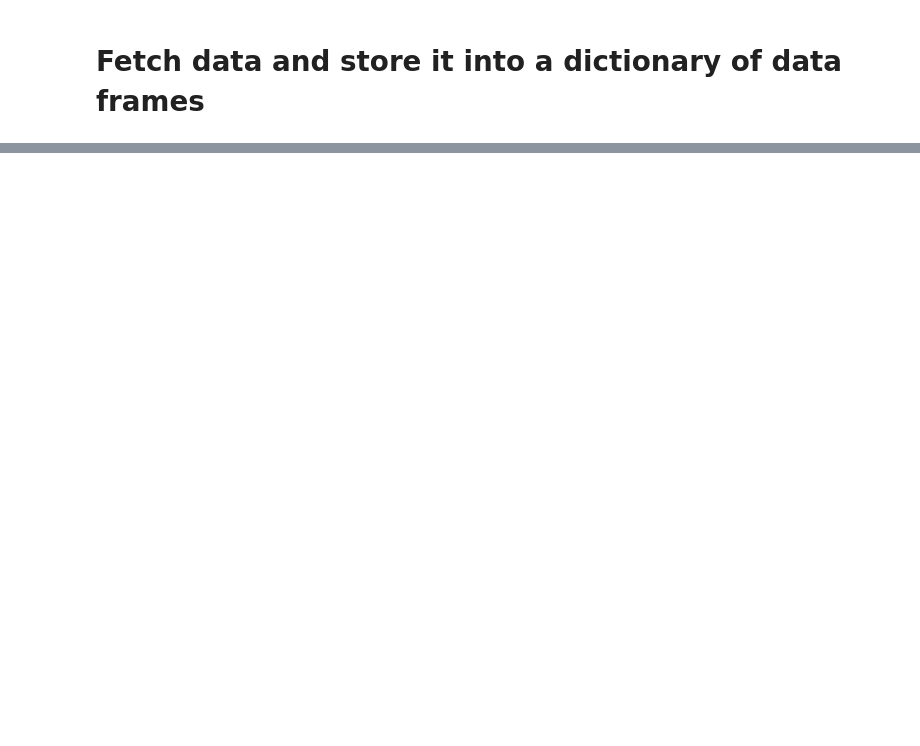
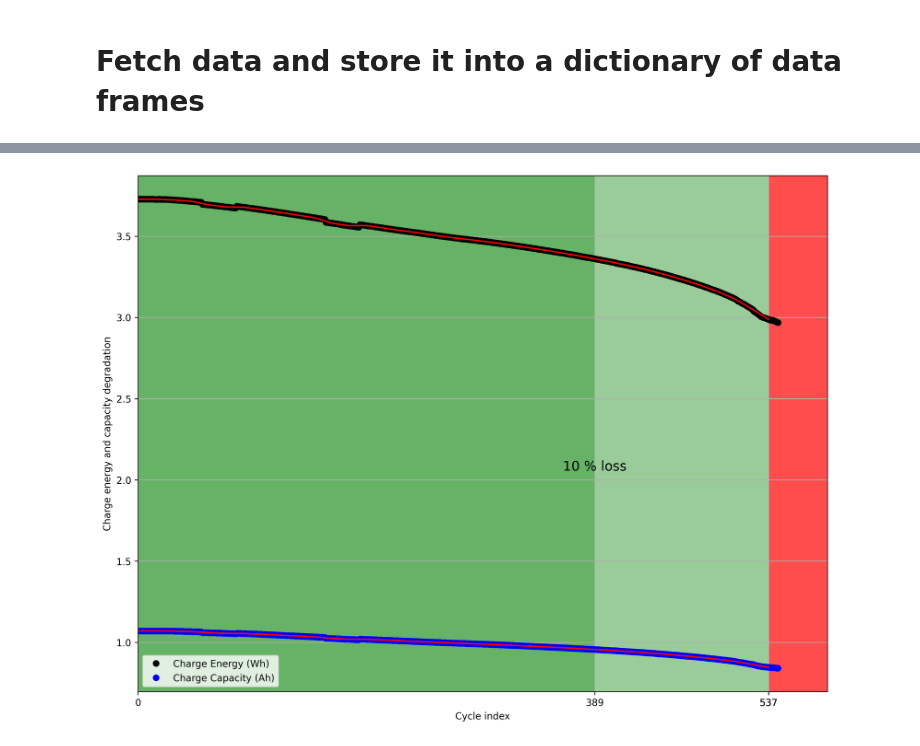
Before and after one commit to amplabs-ai/amplabs, a Jupyter notebook: python/basics/AmpLabs_Example_Basic_Plotting.ipynb, the cells around one changed output, grey strips where cells are left out. Drawn from its saved outputs; the diff is of its cells as text; code cells hidden in the pictures; blank space fills up the shorter version.

Commit message:
new figure

```diff
--- a/python/basics/AmpLabs_Example_Basic_Plotting.ipynb
+++ b/python/basics/AmpLabs_Example_Basic_Plotting.ipynb
@@ -178,5 +193,5 @@ https://www.amplabs.ai/cells/tests/cycle/meta?cell_id=NMC-E4-2
 # Fetch data and store it into a dictionary of data frames
 # %%
 response, status = get_amplabs_timeseriesdata(user_token, cell_id)
-df = pd.DataFrame(response['records'])
+df = pd.DataFrame(response['records'][0])
 df.head()
@@ -191,0 +198,82 @@ df.head()
+# %%
+## ADD PLOTS HERE
+## Libraries
+from scipy.signal import find_peaks
+from scipy.interpolate import make_interp_spline
+
+
+def find_nearest(array, value):
+    array = np.abs(np.asarray(array)-value)
+    idx = np.argmin(array)
+    return idx
+
+def charge_energy_cap (Data,range_data, smootheninglevel):
+    range=np.arange(0,range_data)
+    plt.figure(figsize = (13, 10), dpi=300)
+    y=DATA['Charge_Energy (Wh)'][range]
+    y2=DATA['Charge_Capacity (Ah)'][range]
+    x=DATA['Cycle_Index'][range]#DATA['Test_Time (s)'][range]
+    peaks, _ = find_peaks(y, height=np.mean(y))#2.2
+    peaks2, _ = find_peaks(y2, height=np.mean(y2))#0.5
+    y=y[peaks].rolling(15*smootheninglevel, min_periods=1, center=True).mean()
+    y2=y2[peaks2].rolling(15*smootheninglevel, min_periods=1, center=True).mean()
+    plt.plot(x[peaks],y, "ko",label='Charge Energy (Wh)')
+    plt.plot(x[peaks2],y2, "bo", label='Charge Capacity (Ah)')
+
+    x=x[peaks][0:len(x[peaks]):15]
+    y=y[0:len(y):15]
+    y2=y2[0:len(y2):15]
+    B1_Spline = make_interp_spline(x,y)
+    B2_Spline = make_interp_spline(x,y2)
+
+    Y_B1 = B1_Spline(x)
+    Y_B2= B2_Spline(x)
+    plt.plot(x,Y_B1,'-r')
+    plt.plot(x,Y_B2,'-r')
+    x=x.reset_index(drop=True)
+    plt.axvspan(0, x[find_nearest(Y_B1, 0.9*max(Y_B1))], facecolor='green', alpha=0.6)
+    plt.axvspan(x[find_nearest(Y_B1, 0.9*max(Y_B1))], x[find_nearest(Y_B1, 0.8*max(Y_B1))], facecolor='green', alpha=0.4)
+    plt.axvspan(x[find_nearest(Y_B1, 0.8*max(Y_B1))], x[find_nearest(Y_B1, 0.7*max(Y_B1))], facecolor='green', alpha=0.1)
+    plt.axvspan(x[find_nearest(Y_B1, 0.7*max(Y_B1))], x[find_nearest(Y_B1, 0.6*max(Y_B1))], facecolor='red', alpha=0.1)
+    plt.axvspan(x[find_nearest(Y_B1, 0.6*max(Y_B1))], x[find_nearest(Y_B1, 0.5*max(Y_B1))], facecolor='red', alpha=0.3)
+    plt.axvspan(x[find_nearest(Y_B1, 0.5*max(Y_B1))], 50+x[find_nearest(Y_B1, 0.05*max(Y_B1))], facecolor='red', alpha=0.7)
+    tickk=(0, x[find_nearest(Y_B1, 0.9*max(Y_B1))],x[find_nearest(Y_B1, 0.8*max(Y_B1))],x[find_nearest(Y_B1, 0.7*max(Y_B1))],x[find_nearest(Y_B1, 0.6*max(Y_B1))],x[find_nearest(Y_B1, 0.5*max(Y_B1))])
+    plt.xticks(tickk)
+    plt.margins(x=0)
+    plt.legend(loc='best')
+    plt.grid()
+    plt.xlabel('Cycle index')
+    plt.ylabel('Charge energy and capacity degradation')
+    if np.min(Y_B1) < 0.5* max(Y_B1):
+        plt.annotate("50 % loss", (x[find_nearest(Y_B1, 0.5*max(Y_B1))],np.floor(0.5*(np.mean(Y_B1)+np.mean(Y_B2)))),textcoords="offset points", xytext=(0,10),ha='center',size=14)
+    elif np.min(Y_B1) < 0.6* max(Y_B1):
+        plt.annotate("40 % loss", (x[find_nearest(Y_B1, 0.6*max(Y_B1))],np.floor(0.5*(np.mean(Y_B1)+np.mean(Y_B2)))),textcoords="offset points", xytext=(0,10),ha='center',size=14)
+    elif np.min(Y_B1) < 0.7* max(Y_B1):
+        plt.annotate("30 % loss", (x[find_nearest(Y_B1, 0.7*max(Y_B1))],np.floor(0.5*(np.mean(Y_B1)+np.mean(Y_B2)))),textcoords="offset points", xytext=(0,10),ha='center',size=14)
+    elif np.min(Y_B1) <= 0.8* max(Y_B1):
+        plt.annotate("20 % loss", (x[find_nearest(Y_B1, 0.8*max(Y_B1))],np.floor(0.5*(np.mean(Y_B1)+np.mean(Y_B2)))),textcoords="offset points", xytext=(0,10),ha='center',size=14)
+    elif np.min(Y_B1) < 0.9* max(Y_B1):
+        plt.annotate("10 % loss", (x[find_nearest(Y_B1, 0.9*max(Y_B1))],np.floor(0.5*(np.mean(Y_B1)+np.mean(Y_B2)))),textcoords="offset points", xytext=(0,10),ha='center',size=14)
+    plt.figure(figsize = (13, 10), dpi=300,alpha=0.01)
+    percentages=[100,90,80,70,60,50]
+    cycless=[0,x[find_nearest(Y_B1, 0.9*max(Y_B1))],x[find_nearest(Y_B1, 0.8*max(Y_B1))],x[find_nearest(Y_B1, 0.7*max(Y_B1))],x[find_nearest(Y_B1, 0.6*max(Y_B1))],x[find_nearest(Y_B1, 0.5*max(Y_B1))]]
+    # cycless2=pd.Series(cycless)+pd.Series([0,23,-45,-60,+50,-40])
+
+    plt.plot(cycless,percentages,'k', label='?Cell info')
+    # plt.plot(cycless2,percentages,'b', label='another cell info')
+    plt.legend(loc='best')
+
+    plt.xlabel('Cycle index')
+    plt.ylabel('Cell available charge energy %')
+
+
+
+# infile='/Users/raminheydarlaki/Desktop/testdataforamplabs/HNEI_18650_NMC_LCO_25C_0-100_0.5_1.5C_b.csv'
+# DATA= pd.read_csv (infile)
+
+DATA=df
+DATA = DATA.rename(columns={'cycle_index': 'Cycle_Index', 'charge_capacity': 'Charge_Capacity (Ah)', 'charge_energy': 'Charge_Energy (Wh)' })
+
+charge_energy_cap(DATA,len(DATA.index),2)
+# %% [output]
+[figure, added]
```
Also changed, not shown: parts of 13 cells of this notebook.
